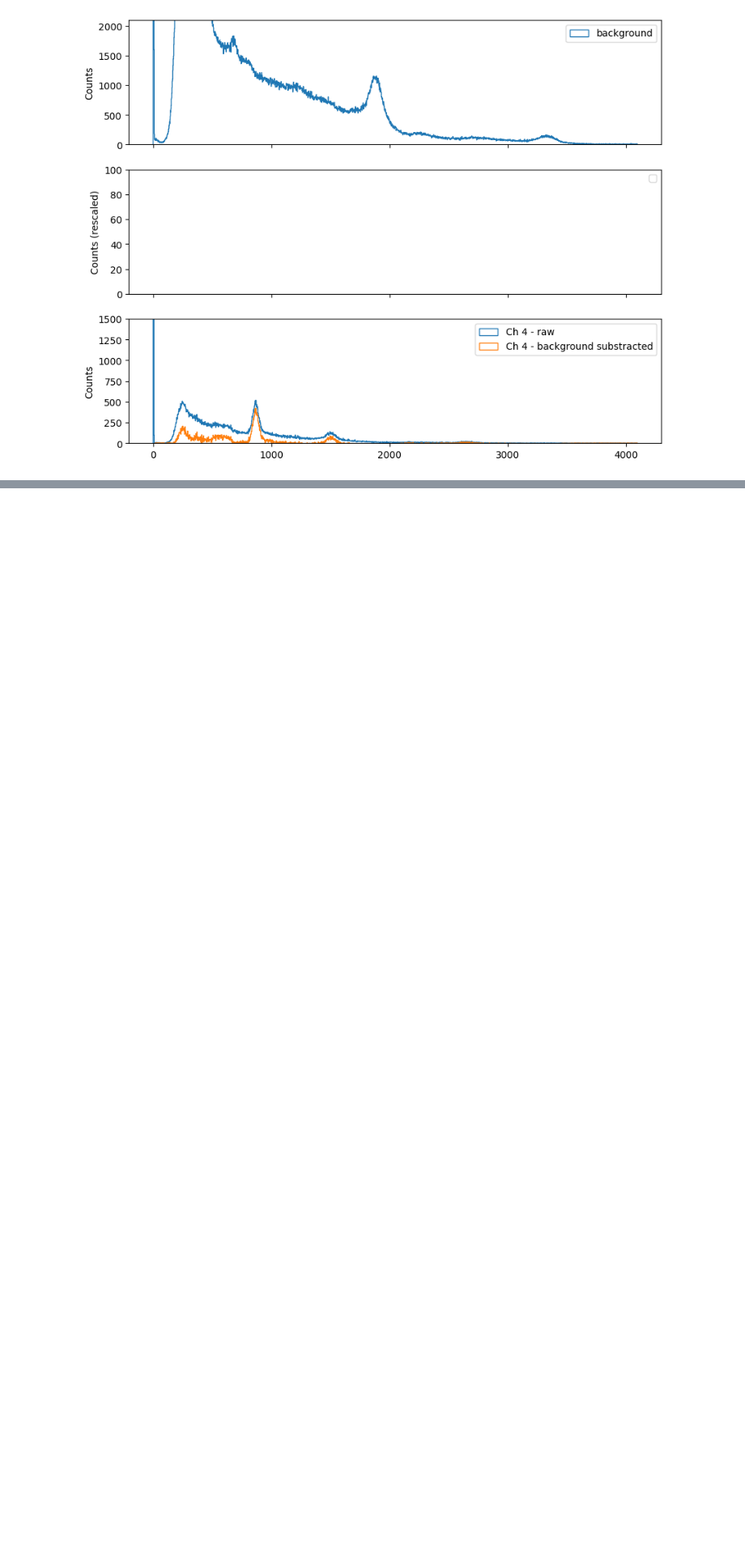
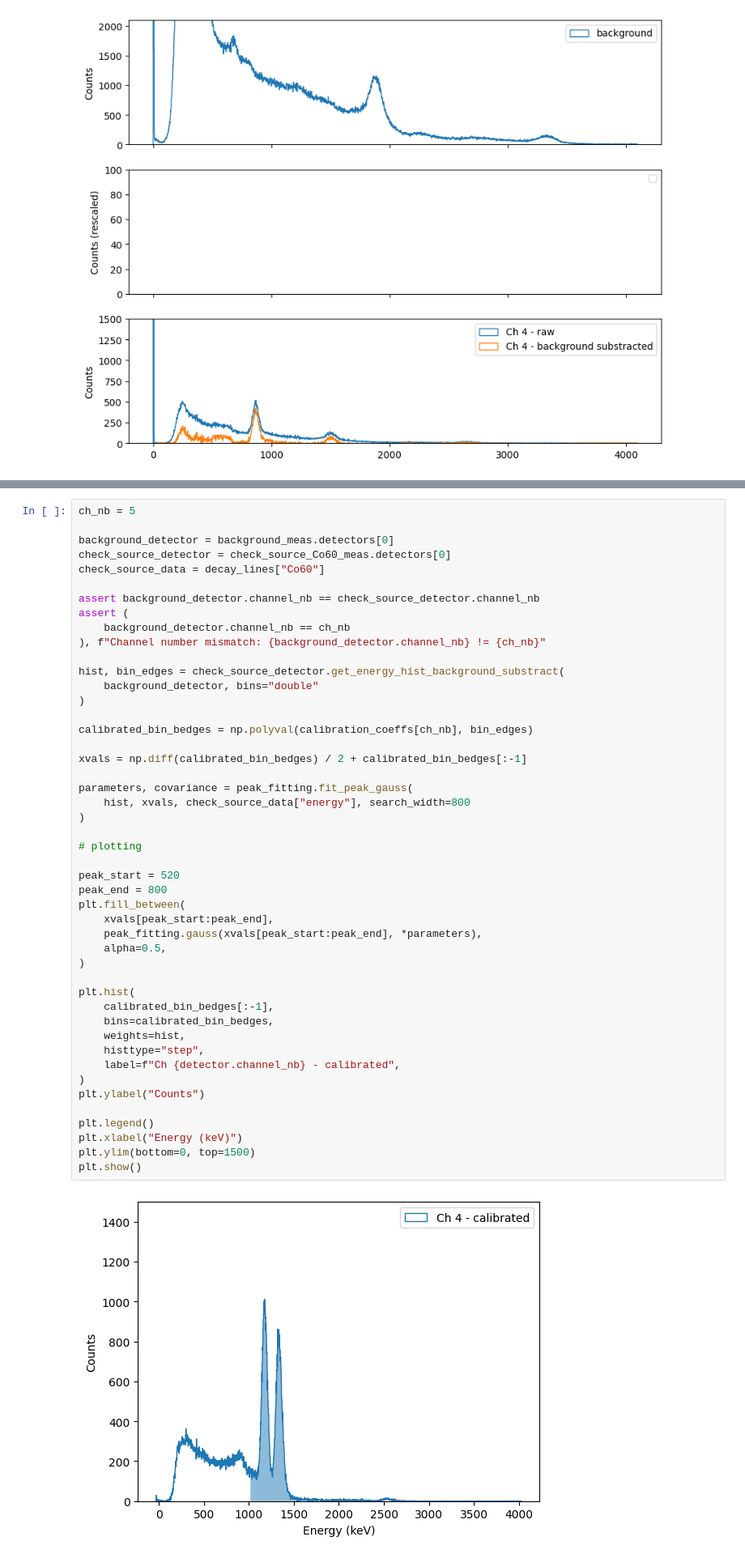
Before and after one commit to cdunn314/libra-toolbox, a Jupyter notebook: example.ipynb, the cells around one changed output, grey strips where cells are left out. Shown at 81% size. Cells and saved outputs as stored; diff of their text form; blank space fills up the shorter version.

```diff
--- a/example.ipynb
+++ b/example.ipynb
@@ -281,0 +284,49 @@ plt.show()
+# %%
+ch_nb = 5
+
+background_detector = background_meas.detectors[0]
+check_source_detector = check_source_Co60_meas.detectors[0]
+check_source_data = decay_lines["Co60"]
+
+assert background_detector.channel_nb == check_source_detector.channel_nb
+assert (
+    background_detector.channel_nb == ch_nb
+), f"Channel number mismatch: {background_detector.channel_nb} != {ch_nb}"
+
+hist, bin_edges = check_source_detector.get_energy_hist_background_substract(
+    background_detector, bins="double"
+)
+
+calibrated_bin_bedges = np.polyval(calibration_coeffs[ch_nb], bin_edges)
+
+xvals = np.diff(calibrated_bin_bedges) / 2 + calibrated_bin_bedges[:-1]
+
+parameters, covariance = peak_fitting.fit_peak_gauss(
+    hist, xvals, check_source_data["energy"], search_width=800
+)
+
+# plotting
+
+peak_start = 520
+peak_end = 800
+plt.fill_between(
+    xvals[peak_start:peak_end],
+    peak_fitting.gauss(xvals[peak_start:peak_end], *parameters),
+    alpha=0.5,
+)
+
+plt.hist(
+    calibrated_bin_bedges[:-1],
+    bins=calibrated_bin_bedges,
+    weights=hist,
+    histtype="step",
+    label=f"Ch {detector.channel_nb} - calibrated",
+)
+plt.ylabel("Counts")
+
+plt.legend()
+plt.xlabel("Energy (keV)")
+plt.ylim(bottom=0, top=1500)
+plt.show()
+# %% [output]
+[figure, added]
```
Also changed, not shown: parts of 3 cells of this notebook, 1 other file.
